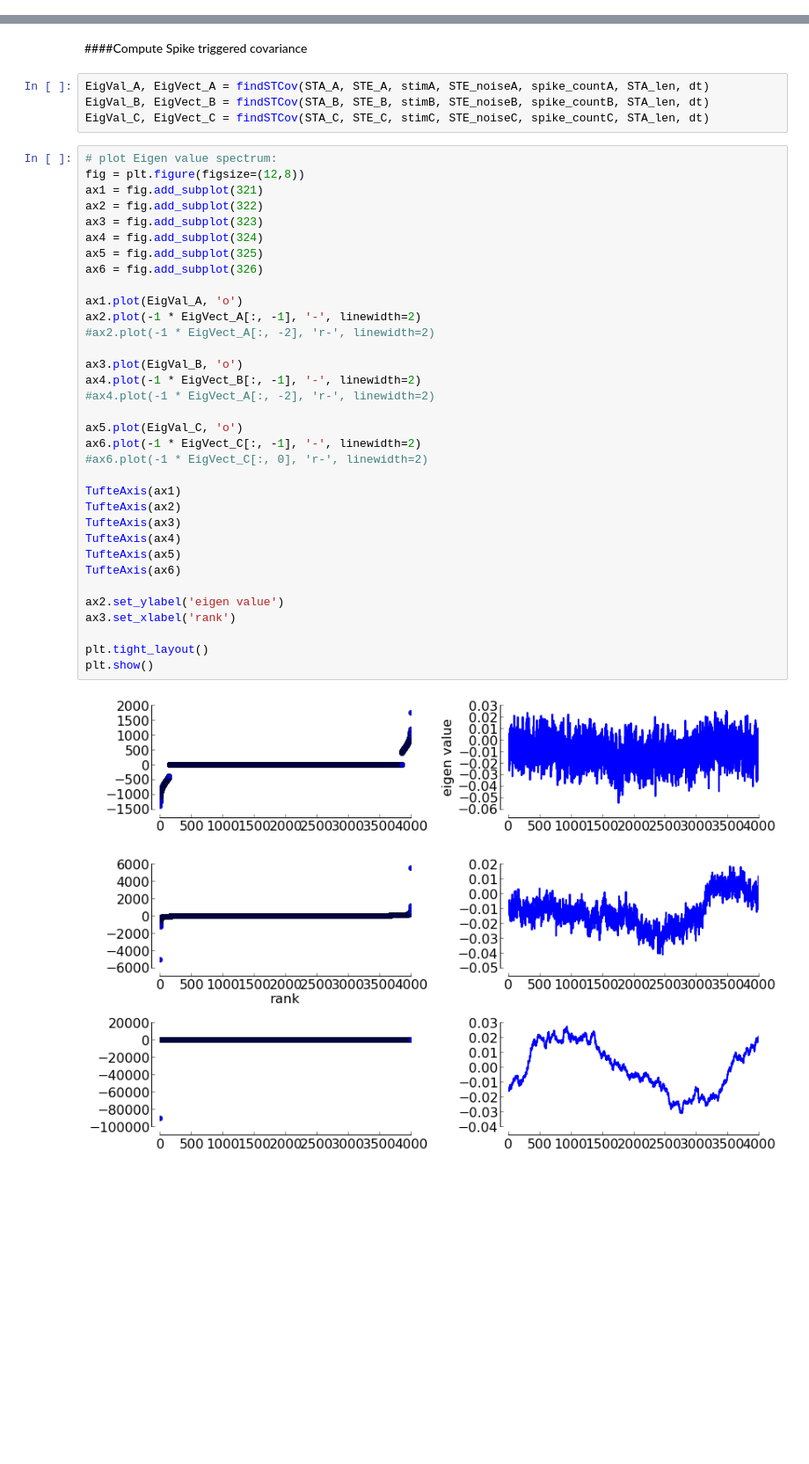
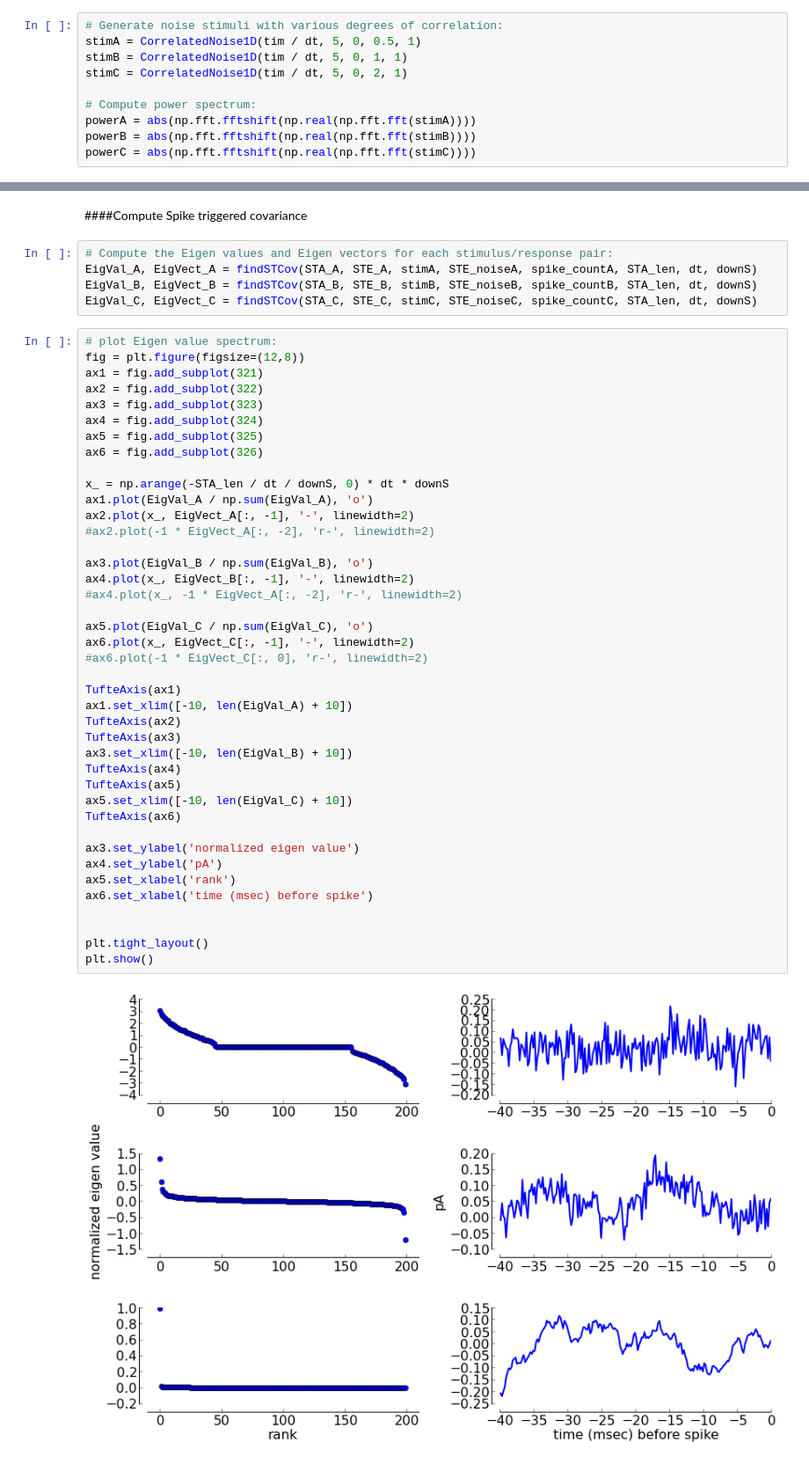
Before and after one commit to bps10/bps10.github.com, a Jupyter notebook: notebooks/Natural scenes.ipynb, the cells around one changed output, grey strips where cells are left out. Shown: that part at 88% size. Drawn from its saved outputs; the diff is of its cells as text; blank space fills up the shorter version.

```diff
--- a/notebooks/Natural scenes.ipynb
+++ b/notebooks/Natural scenes.ipynb
@@ -48 +126,11 @@ def TufteAxis(ax, log=False):
+# %%
+# Generate noise stimuli with various degrees of correlation:
+stimA = CorrelatedNoise1D(tim / dt, 5, 0, 0.5, 1)
+stimB = CorrelatedNoise1D(tim / dt, 5, 0, 1, 1)
+stimC = CorrelatedNoise1D(tim / dt, 5, 0, 2, 1)
+
+# Compute power spectrum:
+powerA = abs(np.fft.fftshift(np.real(np.fft.fft(stimA))))
+powerB = abs(np.fft.fftshift(np.real(np.fft.fft(stimB))))
+powerC = abs(np.fft.fftshift(np.real(np.fft.fft(stimC))))
 # %% [markdown]
@@ -425,42 +523,50 @@ def findSTCov(STA, STE, stimA, STE_noise, spike_count, STA_len, dt):
 # %% [markdown]
 ####Compute Spike triggered covariance
 # %%
-EigVal_A, EigVect_A = findSTCov(STA_A, STE_A, stimA, STE_noiseA, spike_countA, STA_len, dt)
-EigVal_B, EigVect_B = findSTCov(STA_B, STE_B, stimB, STE_noiseB, spike_countB, STA_len, dt)
-EigVal_C, EigVect_C = findSTCov(STA_C, STE_C, stimC, STE_noiseC, spike_countC, STA_len, dt)
+# Compute the Eigen values and Eigen vectors for each stimulus/response pair:
+EigVal_A, EigVect_A = findSTCov(STA_A, STE_A, stimA, STE_noiseA, spike_countA, STA_len, dt, downS)
+EigVal_B, EigVect_B = findSTCov(STA_B, STE_B, stimB, STE_noiseB, spike_countB, STA_len, dt, downS)
+EigVal_C, EigVect_C = findSTCov(STA_C, STE_C, stimC, STE_noiseC, spike_countC, STA_len, dt, downS)
 # %%
 # plot Eigen value spectrum:
 fig = plt.figure(figsize=(12,8))
 ax1 = fig.add_subplot(321)
 ax2 = fig.add_subplot(322)
 ax3 = fig.add_subplot(323)
 ax4 = fig.add_subplot(324)
 ax5 = fig.add_subplot(325)
 ax6 = fig.add_subplot(326)
 
-ax1.plot(EigVal_A, 'o')
-ax2.plot(-1 * EigVect_A[:, -1], '-', linewidth=2)
+x_ = np.arange(-STA_len / dt / downS, 0) * dt * downS
+ax1.plot(EigVal_A / np.sum(EigVal_A), 'o')
+ax2.plot(x_, EigVect_A[:, -1], '-', linewidth=2)
 #ax2.plot(-1 * EigVect_A[:, -2], 'r-', linewidth=2)
 
-ax3.plot(EigVal_B, 'o')
-ax4.plot(-1 * EigVect_B[:, -1], '-', linewidth=2)
-#ax4.plot(-1 * EigVect_A[:, -2], 'r-', linewidth=2)
+ax3.plot(EigVal_B / np.sum(EigVal_B), 'o')
+ax4.plot(x_, EigVect_B[:, -1], '-', linewidth=2)
+#ax4.plot(x_, -1 * EigVect_A[:, -2], 'r-', linewidth=2)
 
-ax5.plot(EigVal_C, 'o')
-ax6.plot(-1 * EigVect_C[:, -1], '-', linewidth=2)
+ax5.plot(EigVal_C / np.sum(EigVal_C), 'o')
+ax6.plot(x_, EigVect_C[:, -1], '-', linewidth=2)
 #ax6.plot(-1 * EigVect_C[:, 0], 'r-', linewidth=2)
 
 TufteAxis(ax1)
+ax1.set_xlim([-10, len(EigVal_A) + 10])
 TufteAxis(ax2)
 TufteAxis(ax3)
+ax3.set_xlim([-10, len(EigVal_B) + 10])
 TufteAxis(ax4)
 TufteAxis(ax5)
+ax5.set_xlim([-10, len(EigVal_C) + 10])
 TufteAxis(ax6)
 
-ax2.set_ylabel('eigen value')
-ax3.set_xlabel('rank')
+ax3.set_ylabel('normalized eigen value')
+ax4.set_ylabel('pA')
+ax5.set_xlabel('rank')
+ax6.set_xlabel('time (msec) before spike')
+
 
 plt.tight_layout()
 plt.show()
 # %% [output]
-[figure, old version]
+[figure, new version]
```
Also changed, not shown: parts of 35 cells of this notebook.
